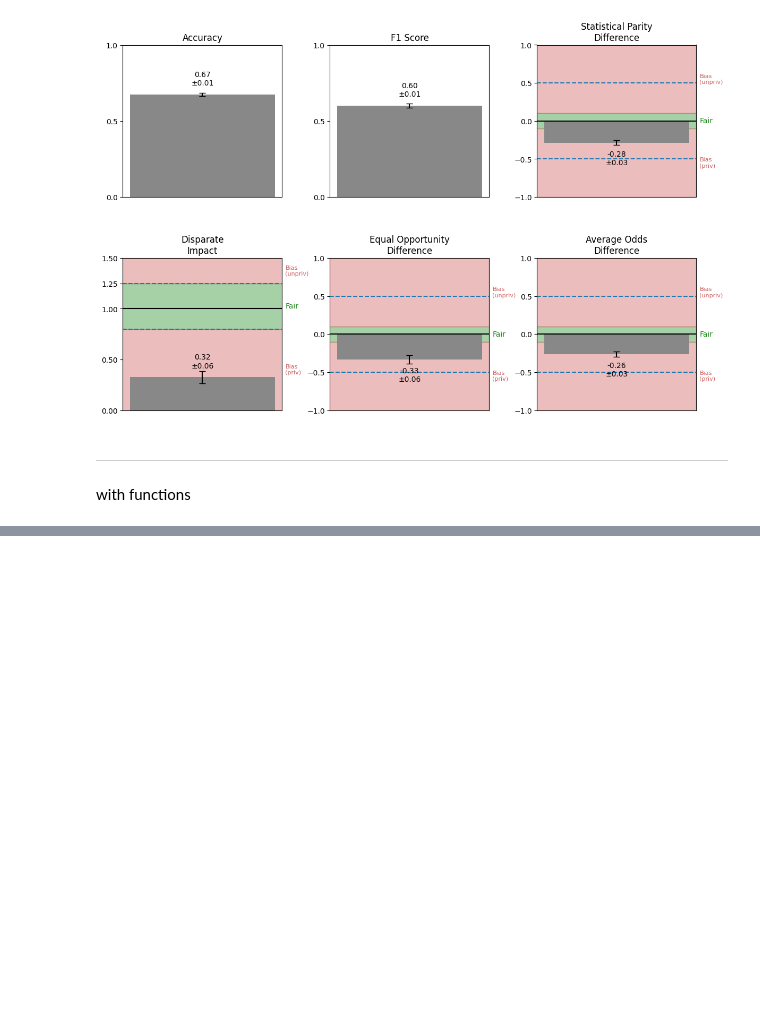
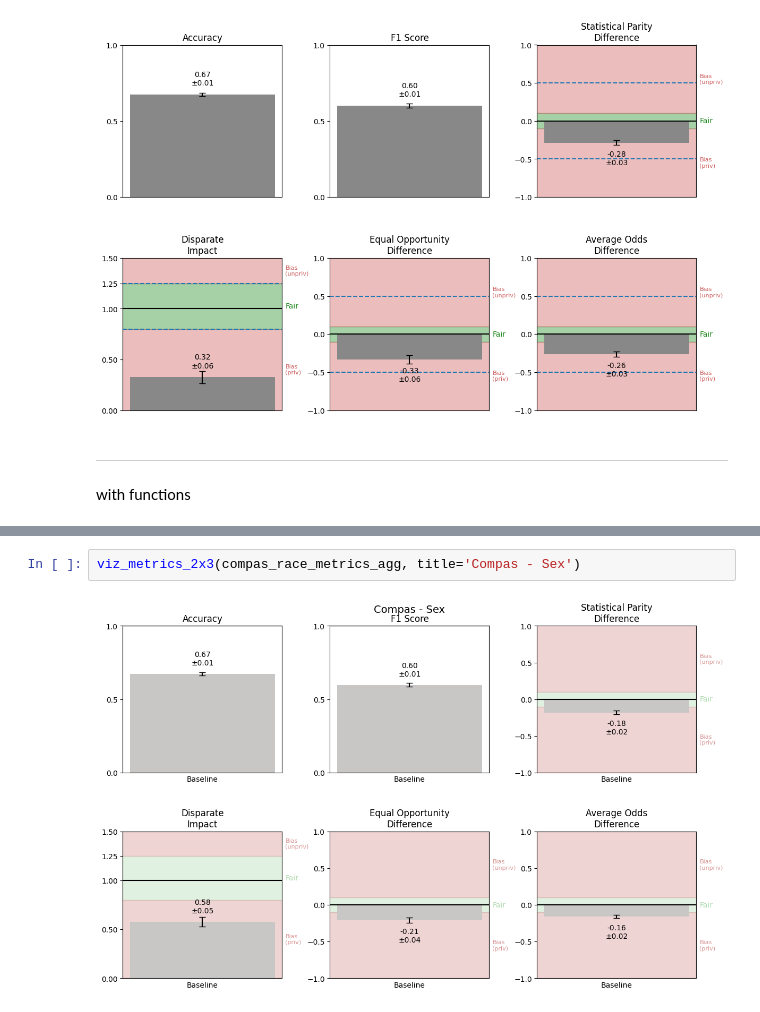
Before and after one commit to jeaend/bias-mitigation-aif360, a Jupyter notebook: notebooks/COMPAS/02_baseline.ipynb, the cells around one changed output, grey strips where cells are left out. Cells and saved outputs as stored; diff of their text form; blank space fills up the shorter version.

```diff
--- a/notebooks/COMPAS/02_baseline.ipynb
+++ b/notebooks/COMPAS/02_baseline.ipynb
@@ -261 +261,5 @@ viz_metrics_2x3(compas_race_metrics_agg)
+# %%
+viz_metrics_2x3(compas_race_metrics_agg, title='Compas - Sex')
+# %% [output]
+[figure, added]
 # %%
```
Also changed, not shown: parts of 2 cells of this notebook, 1 other file.
